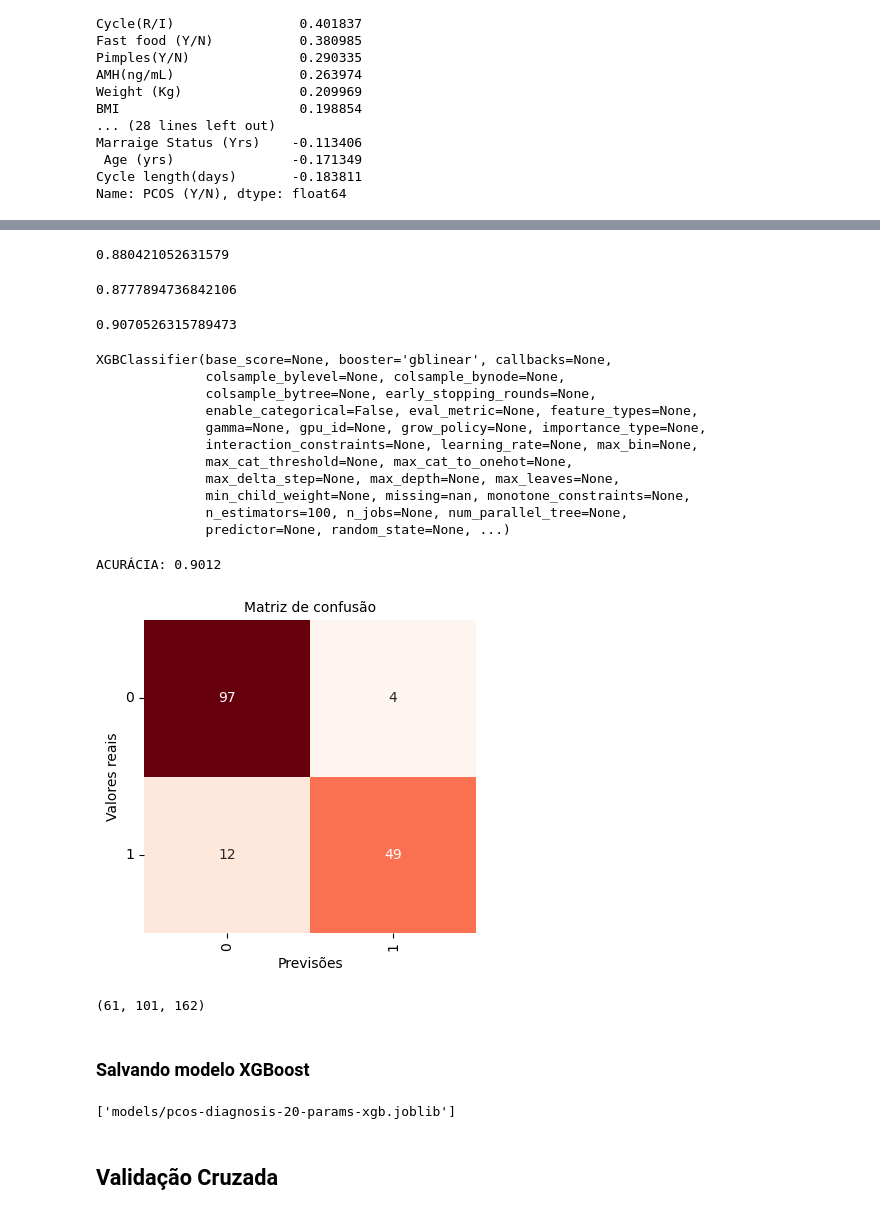
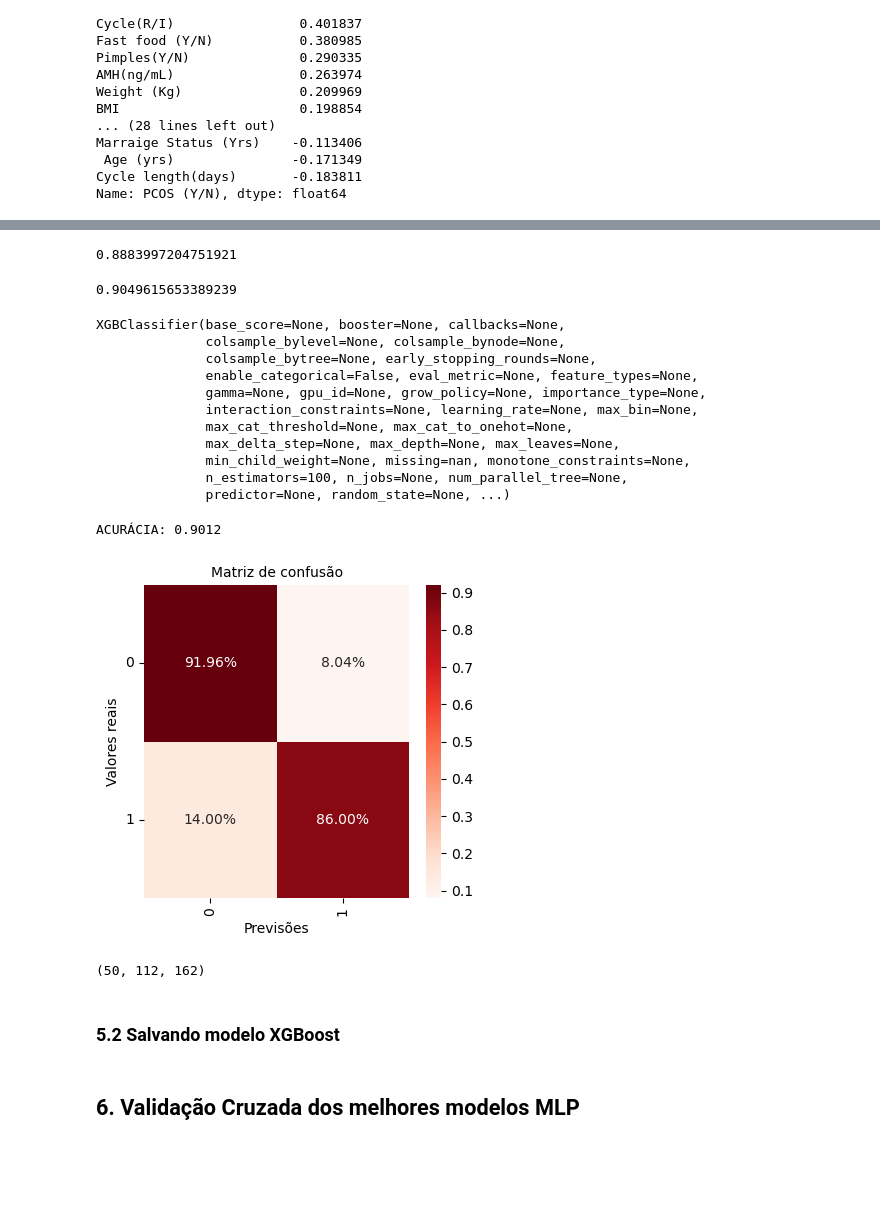
Before and after one commit to melinnediniz/RNA-AA3, a Jupyter notebook: testing_models_and_xgboost.ipynb, the cells around one changed output, grey strips where cells are left out. Drawn from its saved outputs; the diff is of its cells as text; code cells hidden in the pictures; blank space fills up the shorter version.

```diff
--- a/testing_models_and_xgboost.ipynb
+++ b/testing_models_and_xgboost.ipynb
@@ -187,6 +154 @@ F-SCORE: 0.9074
-# %%
-X_train, X_test, y_train, y_test = train_test_split(X_selected, y,test_size=0.30)
-
-X_train_norm = (X_train - np.min(X_train))/(np.max(X_train) - np.min(X_train))
-X_test_norm = (X_test - np.min(X_train))/(np.max(X_train) - np.min(X_train))
 # %%
@@ -194,22 +176,16 @@ clf_xgb = xgb.XGBClassifier()
 # %%
-xgb_results = cross_val_score(clf_xgb, X_train_norm.values, y_train, cv=5)
+xgb_results = cross_val_score(clf_xgb, X[X_selected.columns], y, cv=10)
 xgb_results.mean()
 # %% [output]
-0.880421052631579
+0.8883997204751921
-# %%
-clf_xgb_modified = xgb.XGBClassifier(max_depth=2)
-cross_val_score(clf_xgb_modified, X_train_norm.values, y_train).mean()
-# %% [output]
-0.8777894736842106
 # %%
-class_xgb = xgb.XGBClassifier(booster='gblinear')
-cross_val_score(class_xgb, X_train_norm.values, y_train).mean()
+cross_val_score(class_xgb, X[X_selected.columns], y, cv=10).mean()
 # %% [output]
-0.9070526315789473
+0.9049615653389239
 # %%
-class_xgb.fit(X_train_norm.values, y_train)
+clf_xgb.fit(X_train_norm[X_selected.columns], y_train)
 # %% [output]
-XGBClassifier(base_score=None, booster='gblinear', callbacks=None,
+XGBClassifier(base_score=None, booster=None, callbacks=None,
               colsample_bylevel=None, colsample_bynode=None,
               colsample_bytree=None, early_stopping_rounds=None,
               enable_categorical=False, eval_metric=None, feature_types=None,
@@ -221,25 +197,23 @@ XGBClassifier(base_score=None, booster='gblinear', callbacks=None,
               n_estimators=100, n_jobs=None, num_parallel_tree=None,
               predictor=None, random_state=None, ...)
 # %%
-y_xgb_pred = class_xgb.predict(X_test_norm)
+y_xgb_pred = clf_xgb.predict(X_test_norm[X_selected.columns])
 # %%
 get_accuracy(y_test, y_xgb_pred)
-plot_confusion_matrix(y_test, y_xgb_pred)
+plot_confusion_matrix(y_test, y_xgb_pred, True)
 # %% [output]
 ACURÁCIA: 0.9012
-[figure, old version]
+[figure, new version]
 # %%
 (y_test == 1).sum(), (y_test == 0).sum(), len(y_test)
 # %% [output]
-(61, 101, 162)
+(50, 112, 162)
 # %% [markdown]
-### Salvando modelo XGBoost
+### 5.2 Salvando modelo XGBoost
 # %%
-dump(class_xgb, 'models/pcos-diagnosis-20-params-xgb.joblib')
+# dump(class_xgb, 'models/pcos-diagnosis-20-params-xgb.joblib')
-# %% [output]
-['models/pcos-diagnosis-20-params-xgb.joblib']
 # %% [markdown]
-## Validação Cruzada
+## 6. Validação Cruzada dos melhores modelos MLP
 # %%
 kf = KFold(n_splits=10, shuffle=True, random_state=42)
 
```
Also changed, not shown: parts of 38 cells of this notebook, 10 other files.
